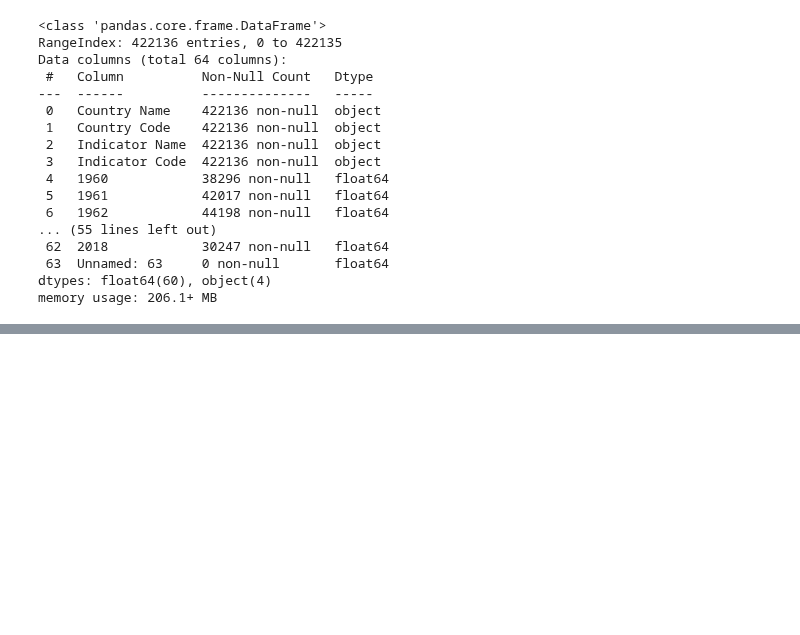
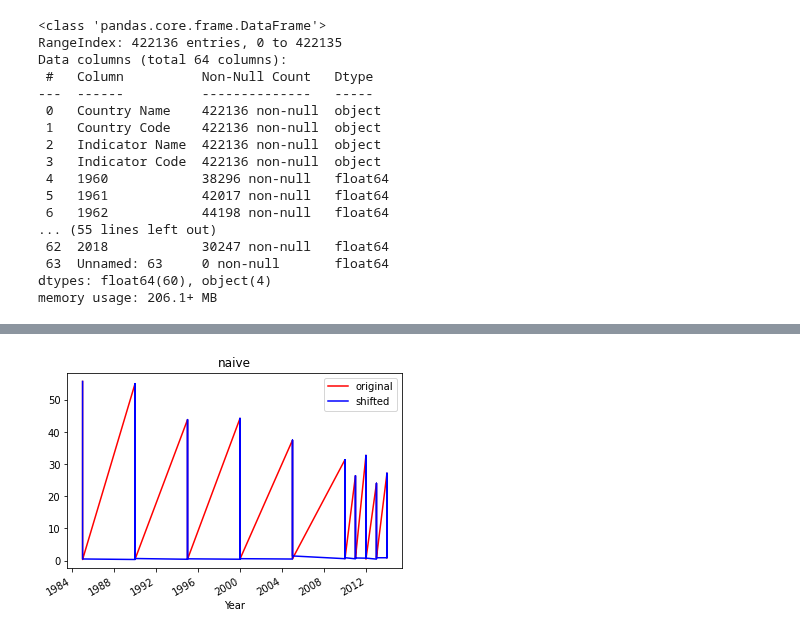
Before and after one commit to 281clo/World_Development_Mental_Health_Acquisition, a Jupyter notebook: Data_Preprocessing.ipynb, the cells around one changed output, grey strips where cells are left out. Saved outputs shown, nothing was run; the diff lists cells and outputs as text; code cells hidden in the pictures; blank space fills up the shorter version.

```diff
--- a/Data_Preprocessing.ipynb
+++ b/Data_Preprocessing.ipynb
@@ -337,0 +489,5 @@ happydf
+# %%
+arg = argentina['suicides/100k pop']
+# %%
+naive = arg.shift(1)
+naive
@@ -337,0 +508,9 @@ happydf
+# %%
+fig, ax = plt.subplots()
+
+arg.plot(ax=ax, c='r', label='original')
+naive.plot(ax=ax, c='b', label='shifted')
+ax.set_title('naive')
+ax.legend();
+# %% [output]
+[figure, added]
```
Also changed, not shown: parts of 40 cells of this notebook, 2 other files.
